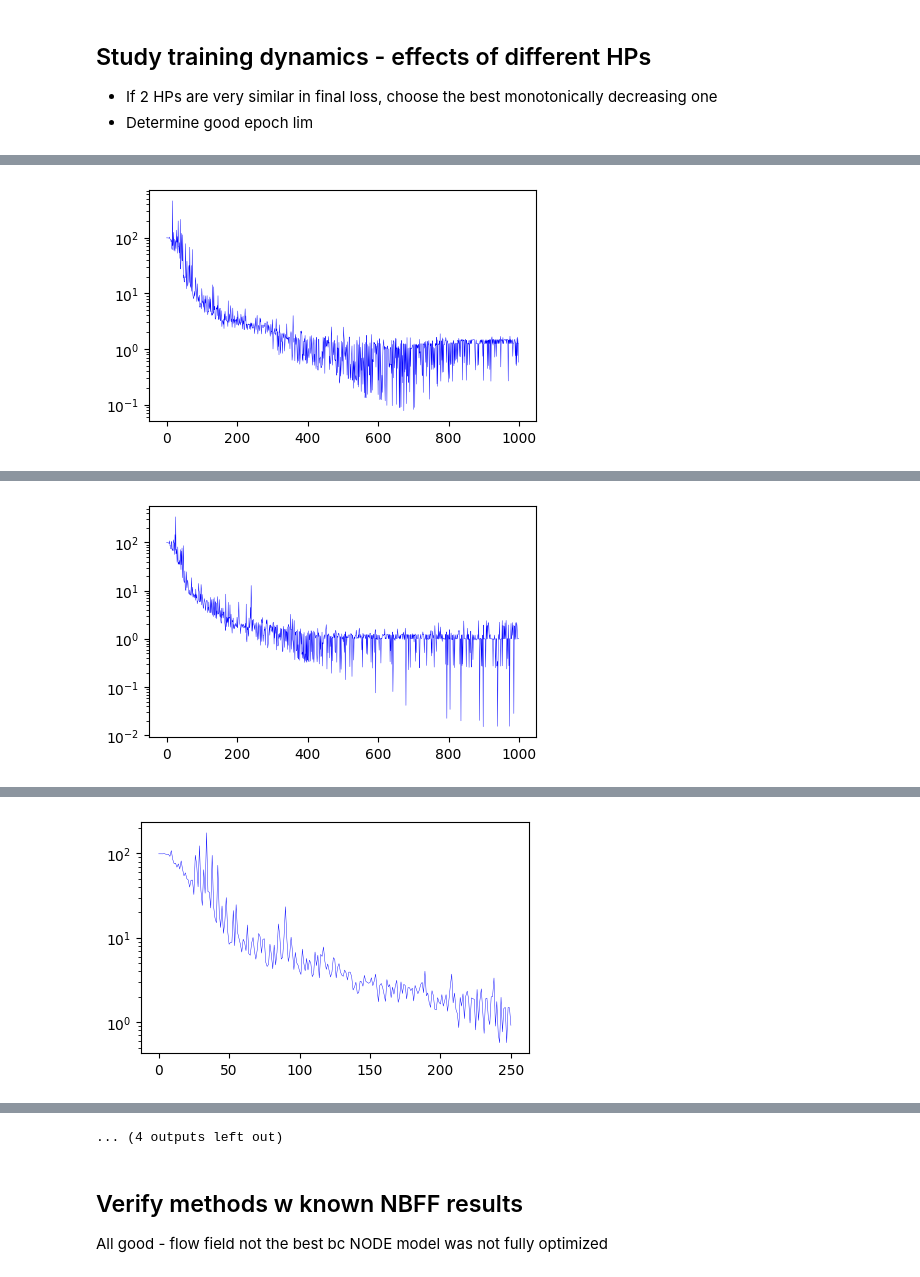
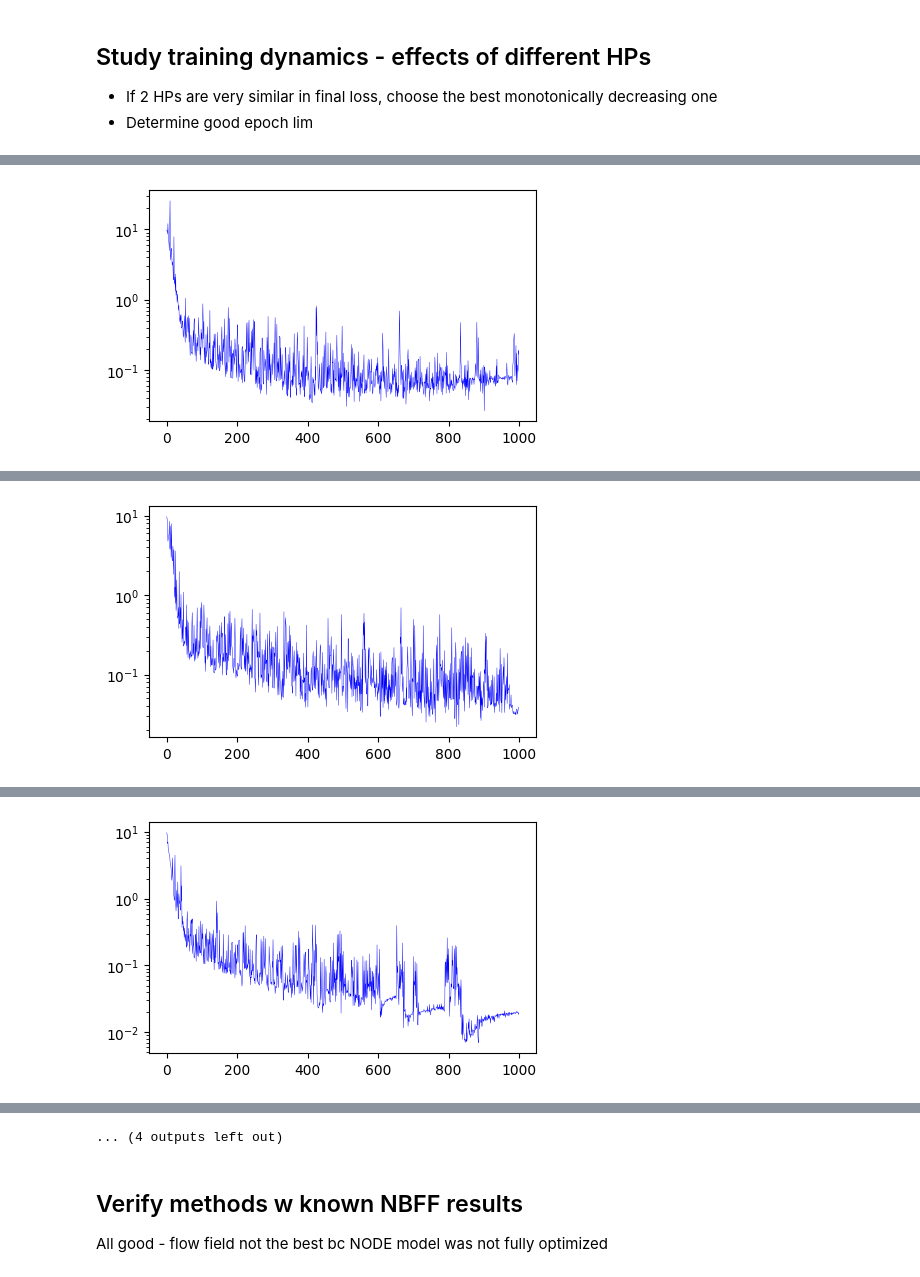
Before and after one commit to alejandradu/ComputationThruDynamicsBenchmark, a Jupyter notebook: examples/notebooks/PC_TT_analysis.ipynb, the cells around one changed output, grey strips where cells are left out. Saved outputs shown, nothing was run; the diff lists cells and outputs as text; code cells hidden in the pictures.

```diff
--- a/examples/notebooks/PC_TT_analysis.ipynb
+++ b/examples/notebooks/PC_TT_analysis.ipynb
@@ -225,7 +225,7 @@ import pandas as pd
 import matplotlib.pyplot as plt
 import json
 
-RUN_DIR = "/scratch/gpfs/ad2002/content/runs/task-trained/20250404_PClicks_NODE_grid_dt=0.001"
+RUN_DIR = "/scratch/gpfs/ad2002/content/runs/task-trained/20250405_PClicks_NODE_grid_dt=0.01"
 TRAINED_MODELS_DIR = ""
 
 TOTAL_ITERS = 1000
@@ -234,7 +234,7 @@ FLOW_FIELD = False
 
 dirs = os.listdir(RUN_DIR)
 # retrieve the last training for that model and task
-latest_dir = dirs[len(dirs)-2]
+latest_dir = dirs[len(dirs)-1]
 # get all hyperparam combs for the latest train run
 tunes = os.listdir(RUN_DIR + "/" + latest_dir)
 good_loss = []
@@ -271,3 +271,3 @@ final loss:  0.5788007974624634
 completed?  True
-[figure, old version]
+[figure, new version]
 tune params:  3_model_latent_size=10,model_leak=True
@@ -275,3 +275,3 @@ final loss:  1.0021843910217283
 completed?  True
-[figure, old version]
+[figure, new version]
 tune params:  7_model_latent_size=10,model_leak=False
@@ -280,2 +280,2 @@ completed?  False
-[figure, old version]
+[figure, new version]
 tune params:  5_model_latent_size=3,model_leak=False
```
Also changed, not shown: parts of 2 cells of this notebook, 3 other files.
